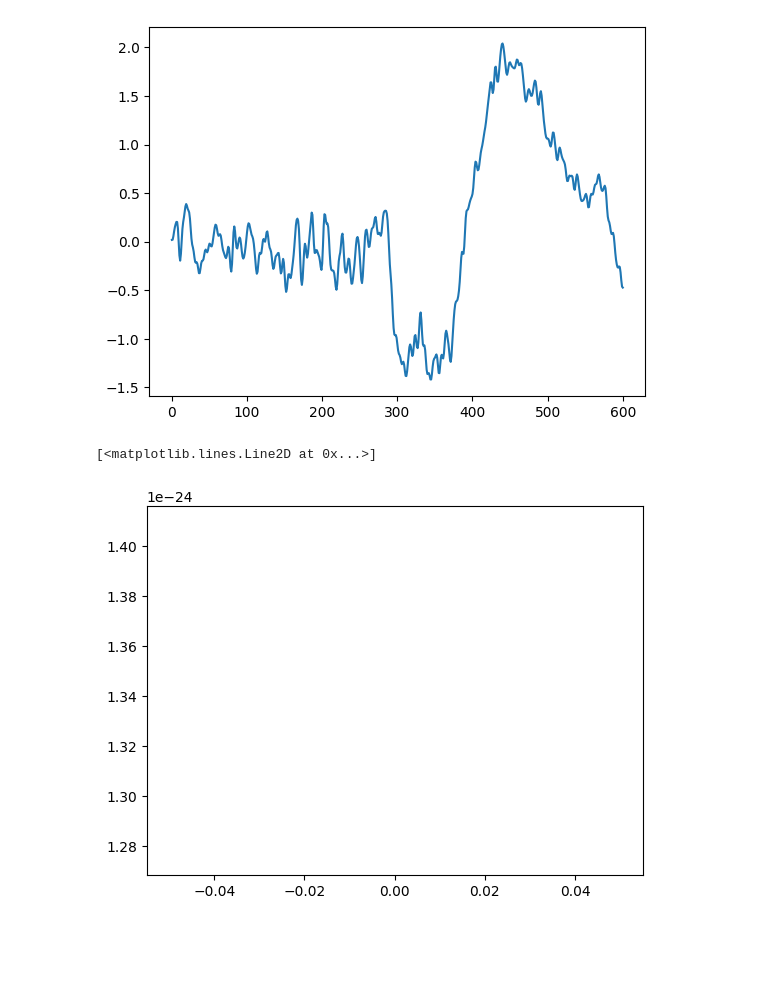
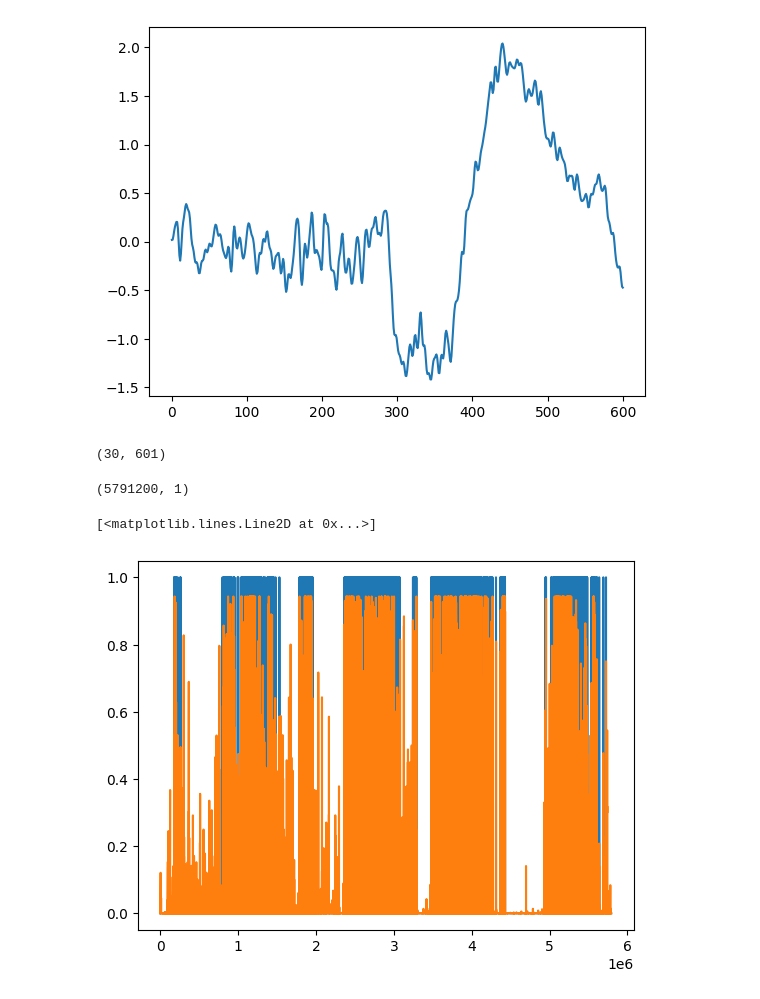
Before and after one commit to quiquegurdiel/SpinCo, a Jupyter notebook: POC001_DL.ipynb, the cells around one changed output. Drawn from its saved outputs; the diff is of its cells as text; code cells hidden in the pictures; blank space fills up the shorter version.

```diff
--- a/POC001_DL.ipynb
+++ b/POC001_DL.ipynb
@@ -134,7 +134,7 @@ allExtended=pd.DataFrame()
 # %%
 for ind,row in signalsMetadata.iterrows():
     thisExtended=pd.DataFrame({
-        'trainIndex':np.arange(row.excerpDimension),
+        'trainIndex':np.arange(row.excerptDimension),
         'subjectId':row.subjectId
     })
     allExtended=pd.concat([allExtended,thisExtended])
@@ -163,7 +163,7 @@ prepare all possible labels for training
 # %%
 labels={}
 for index, row in signalsMetadata.iterrows():
-    labels[row.subjectId]=excerptAnnotationsToLabels(usedAnnotations[usedAnnotations.subjectId==row.subjectId],excerptDimension=row.excerpDimension)
+    labels[row.subjectId]=excerptAnnotationsToLabels(usedAnnotations[usedAnnotations.subjectId==row.subjectId],excerptDimension=row.excerptDimension)
 # %%
 #check
 for index, row in signalsMetadata.iterrows():
@@ -358,0 +359,2 @@ variables.h5                                   2023-08-31 18:47:58      1799176
+# %%
+model=loadPickle("modelDL_POC.pkl")
@@ -375,5 +394,16 @@ plt.plot(slides["0001"][50000])
+# %%
+slides[subjectId][0:30].shape
+# %% [output]
+(30, 601)
+# %%
+aux=model.predict(np.asarray(slides[subjectId]),verbose=0)
+# %%
+aux.shape
+# %% [output]
+(5791200, 1)
 # %%
-plt.plot(aux.flatten())
+plt.plot(labels['0001'])
+plt.plot(aux)
 # %% [output]
 [<matplotlib.lines.Line2D at 0x...>]
-[figure, old version]
+[figure, new version]
```
Also changed, not shown: parts of 17 cells of this notebook, 7 other files.
